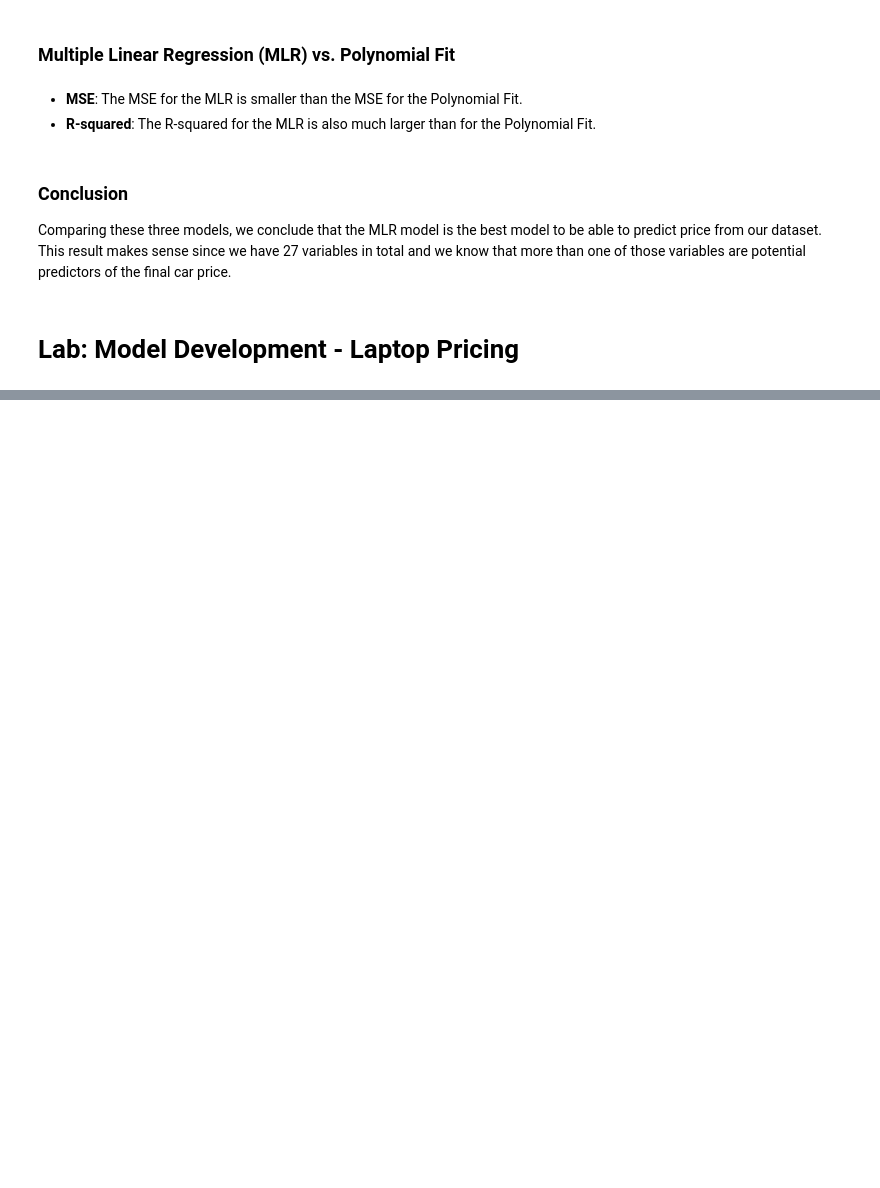
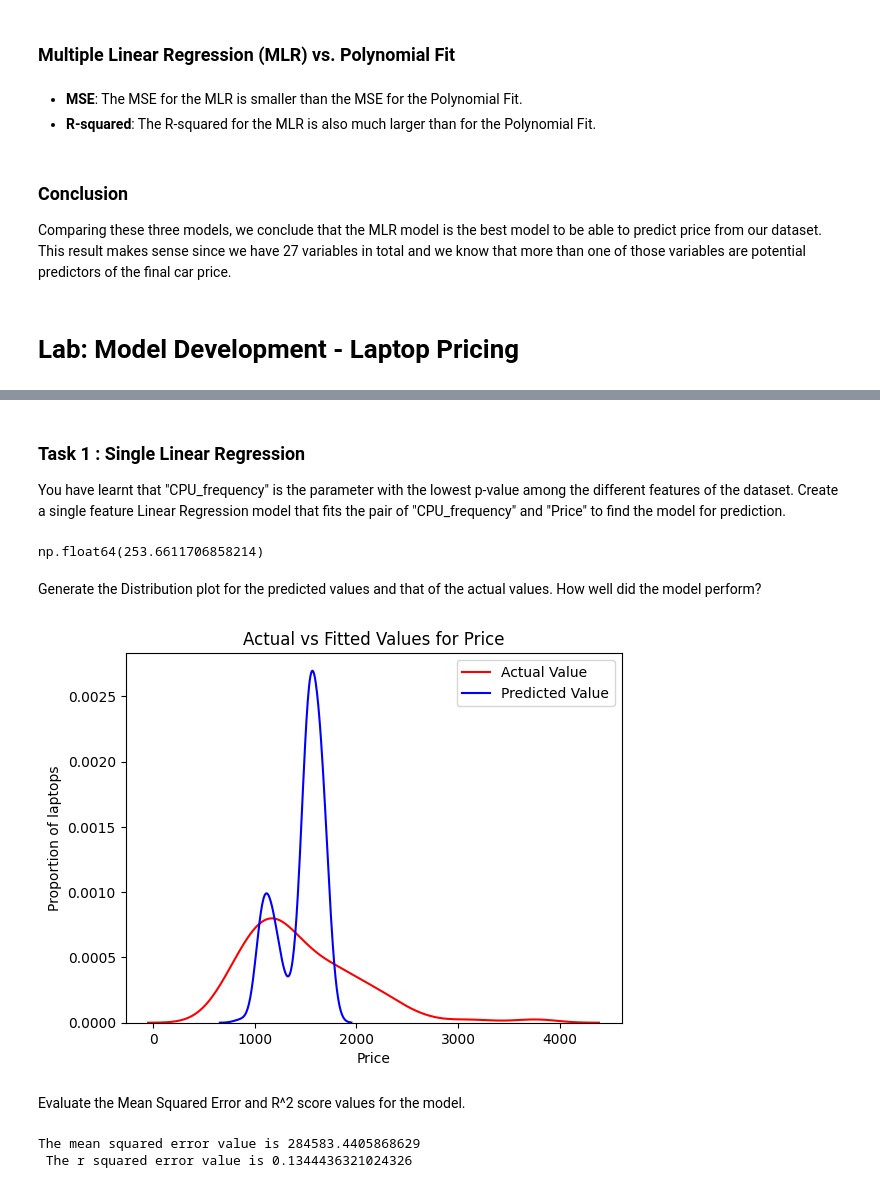
Before and after one commit to jaypay161-codealchemy/Data_Analysis_with_Python, a Jupyter notebook: Module-4.ipynb, the cells around one changed output, grey strips where cells are left out. Cells and saved outputs as stored; diff of their text form; code cells hidden in the pictures; blank space fills up the shorter version.

```diff
--- a/Module-4.ipynb
+++ b/Module-4.ipynb
@@ -760,0 +810,2 @@ Comparing these three models, we conclude that the MLR model is the best model t
+# %%
+path = "https://cf-courses-data.s3.us.cloud-object-storage.appdomain.cloud/IBMDeveloperSkillsNetwork-DA0101EN-Coursera/laptop_pricing_dataset_mod2.csv"
@@ -760,0 +814,2 @@ Comparing these three models, we conclude that the MLR model is the best model t
+# %%
+df = pd.read_csv(path)
@@ -760,0 +827,44 @@ Comparing these three models, we conclude that the MLR model is the best model t
+# %% [markdown]
+### Task 1 : Single Linear Regression
+
+You have learnt that "CPU_frequency" is the parameter with the lowest p-value among the different features of the dataset. Create a single feature Linear Regression model that fits the pair of "CPU_frequency" and "Price" to find the model for prediction.
+# %%
+lmx = LinearRegression()
+
+X2 = df[['CPU_frequency']]
+Y2 = df['Price']
+
+lmx.fit(X2,Y2)
+
+Yh2 = lmx.predict(X2)
+# %%
+lmx.intercept_
+# %% [output]
+np.float64(253.6611706858214)
+# %% [markdown]
+Generate the Distribution plot for the predicted values and that of the actual values. How well did the model perform?
+# %%
+k = sns.distplot(df['Price'], hist=False, color="r", label="Actual Value")
+
+# Create a distribution plot for predicted values
+sns.distplot(Yh2, hist=False, color="b", label="Fitted Values" , ax=k)
+# sns.distplot(Predicted value, Actual value)
+
+plt.title('Actual vs Fitted Values for Price')
+plt.xlabel('Price')
+plt.ylabel('Proportion of laptops')
+plt.legend(['Actual Value', 'Predicted Value'])
+plt.show()
+# %% [output]
+[figure, added]
+# %% [markdown]
+Evaluate the Mean Squared Error and R^2 score values for the model.
+# %%
+p = lmx.score(X2,Y2)
+
+q = mean_squared_error(df['Price'],Yh2)
+
+print("The mean squared error value is",q ,"\n The r squared error value is",p)
+# %% [output]
+The mean squared error value is 284583.4405868629
+ The r squared error value is 0.1344436321024326
```
Also changed, not shown: parts of 17 cells of this notebook, 1 other file.
